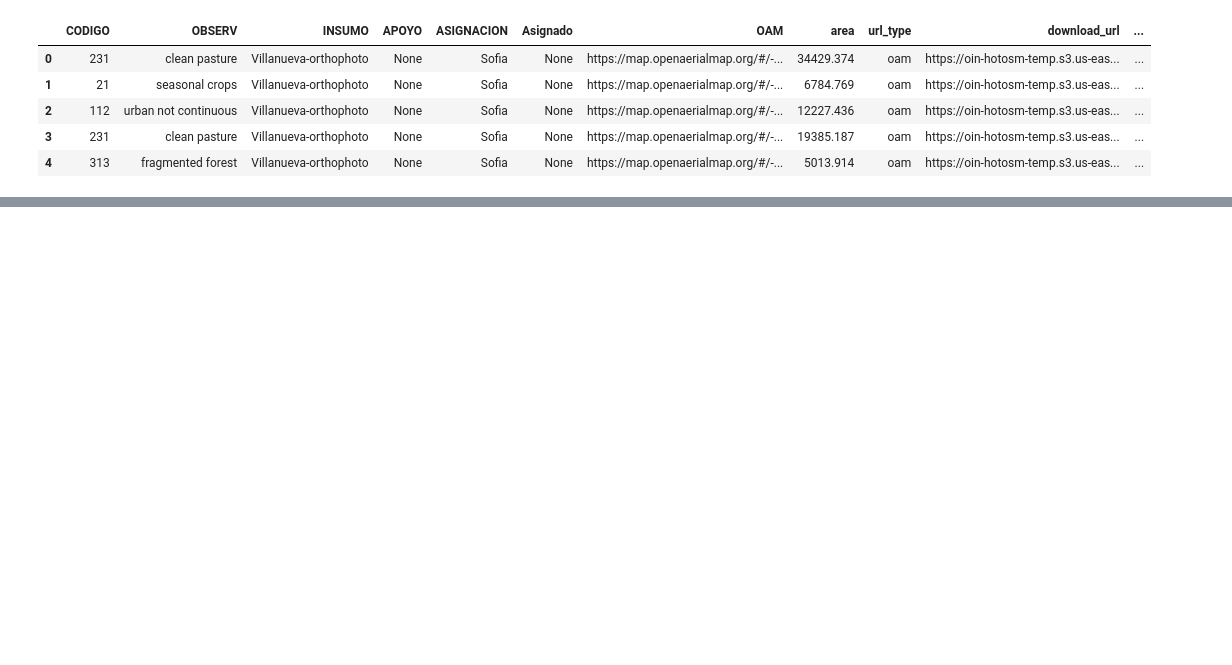
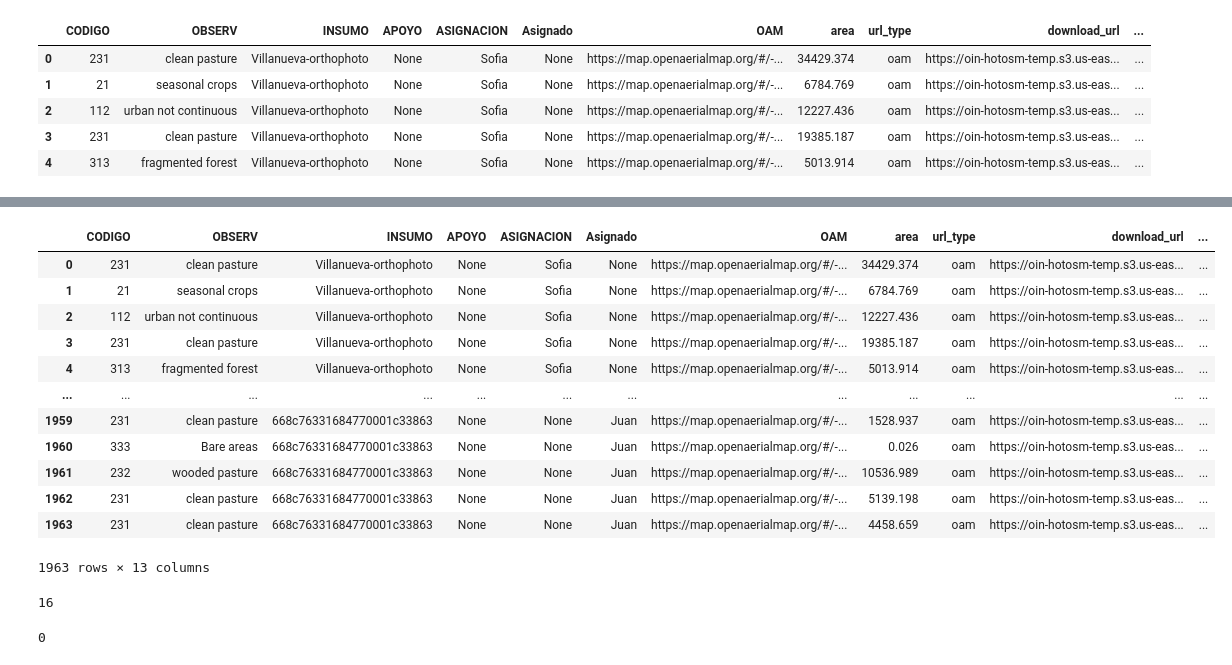
Before and after one commit to kshitijrajsharma/landcoverclassification, a Jupyter notebook: notebooks/clean_polygons.ipynb, the cells around one changed output, grey strips where cells are left out. Cells and saved outputs as stored; diff of their text form; code cells hidden in the pictures; blank space fills up the shorter version.

Commit message:
feat : add methods for checking invalid geometries

```diff
--- a/notebooks/clean_polygons.ipynb
+++ b/notebooks/clean_polygons.ipynb
@@ -70,2 +66,25 @@ dtype: int64
 # %%
 exploded_gdf.drop(columns=['n_polygons'], inplace=True)
+# %%
+exploded_gdf.drop_duplicates(subset='geometry', inplace=True)
+# %%
+exploded_gdf
+# %% [output]
+|  | CODIGO | OBSERV | INSUMO | APOYO | ASIGNACION | Asignado | OAM | area | url_type | download_url | ... |
+| 0 | 231 | clean pasture | Villanueva-orthophoto | None | Sofia | None | https://map.openaerialmap.org/#/-... | 34429.374 | oam | https://oin-hotosm-temp.s3.us-eas... | ... |
+| 1 | 21 | seasonal crops | Villanueva-orthophoto | None | Sofia | None | https://map.openaerialmap.org/#/-... | 6784.769 | oam | https://oin-hotosm-temp.s3.us-eas... | ... |
+| 2 | 112 | urban not continuous | Villanueva-orthophoto | None | Sofia | None | https://map.openaerialmap.org/#/-... | 12227.436 | oam | https://oin-hotosm-temp.s3.us-eas... | ... |
+| 3 | 231 | clean pasture | Villanueva-orthophoto | None | Sofia | None | https://map.openaerialmap.org/#/-... | 19385.187 | oam | https://oin-hotosm-temp.s3.us-eas... | ... |
+| 4 | 313 | fragmented forest | Villanueva-orthophoto | None | Sofia | None | https://map.openaerialmap.org/#/-... | 5013.914 | oam | https://oin-hotosm-temp.s3.us-eas... | ... |
+| ... | ... | ... | ... | ... | ... | ... | ... | ... | ... | ... | ... |
+| 1959 | 231 | clean pasture | 668c76331684770001c33863 | None | None | Juan | https://map.openaerialmap.org/#/-... | 1528.937 | oam | https://oin-hotosm-temp.s3.us-eas... | ... |
+| 1960 | 333 | Bare areas | 668c76331684770001c33863 | None | None | Juan | https://map.openaerialmap.org/#/-... | 0.026 | oam | https://oin-hotosm-temp.s3.us-eas... | ... |
+| 1961 | 232 | wooded pasture | 668c76331684770001c33863 | None | None | Juan | https://map.openaerialmap.org/#/-... | 10536.989 | oam | https://oin-hotosm-temp.s3.us-eas... | ... |
+| 1962 | 231 | clean pasture | 668c76331684770001c33863 | None | None | Juan | https://map.openaerialmap.org/#/-... | 5139.198 | oam | https://oin-hotosm-temp.s3.us-eas... | ... |
+| 1963 | 231 | clean pasture | 668c76331684770001c33863 | None | None | Juan | https://map.openaerialmap.org/#/-... | 4458.659 | oam | https://oin-hotosm-temp.s3.us-eas... | ... |
+1963 rows × 13 columns
+# %%
+invalid_polygons = exploded_gdf[~exploded_gdf.geometry.is_valid]
+print(len(invalid_polygons))
+# %% [output]
+16
@@ -72,2 +93,7 @@ exploded_gdf.drop(columns=['n_polygons'], inplace=True)
+# %%
+invalid_polygons = exploded_gdf[~exploded_gdf.geometry.is_valid]
+print(len(invalid_polygons))
+# %% [output]
+0
 # %%
 exploded_gdf.to_file('polygon_cleaned.geojson', driver='GeoJSON')
```
Also changed, not shown: parts of 4 cells of this notebook, 1 other file.
